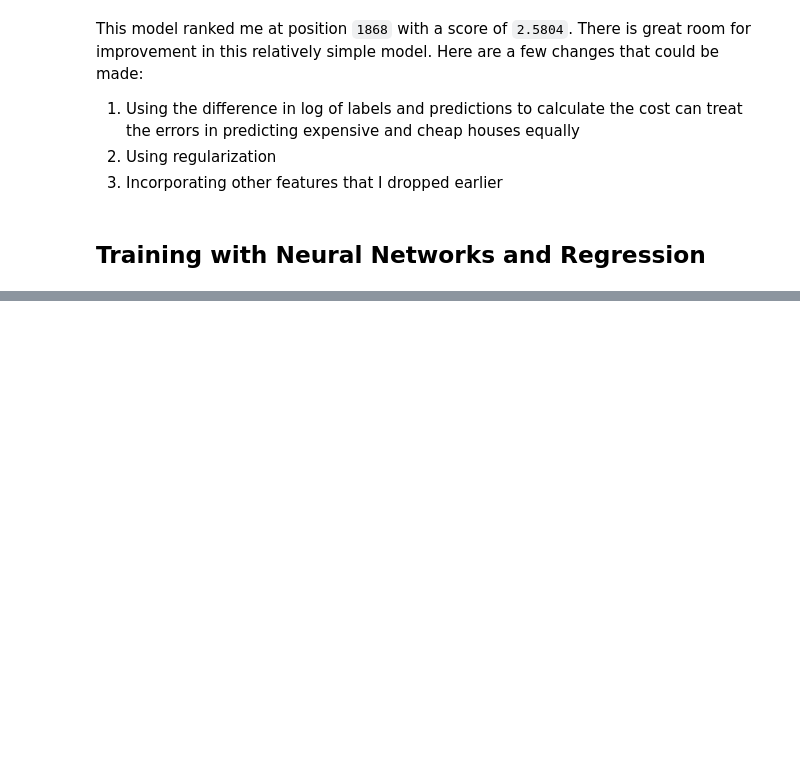
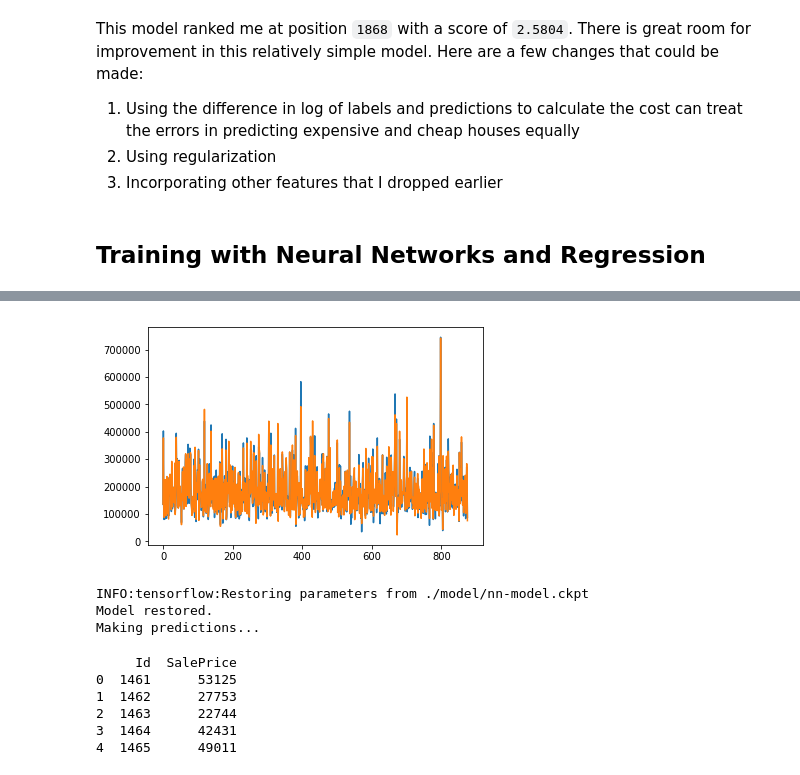
Before and after one commit to AparaV/kaggle-competitions, a Jupyter notebook: getting-started-house-prices/house_price_predictor.ipynb, the cells around one changed output, grey strips where cells are left out. Drawn from its saved outputs; the diff is of its cells as text; code cells hidden in the pictures; blank space fills up the shorter version.

Commit message:
Implement and train a neural network

```diff
--- a/getting-started-house-prices/house_price_predictor.ipynb
+++ b/getting-started-house-prices/house_price_predictor.ipynb
@@ -204,0 +250,24 @@ This model ranked me at position `1868` with a score of `2.5804`. There is great
+# %%
+num_steps = 100001
+
+def accuracy(prediction, labels):
+    return 0.5 * np.sqrt(((prediction - labels) ** 2).mean(axis=None))
+
+with tf.Session(graph=graph) as sess:
+    tf.global_variables_initializer().run()
+    print('Initialized')
+    for step in range(num_steps):
+        # Run the computations. We tell .run() that we want to run the optimizer,
+        # and get the loss value and the training predictions returned as numpy
+        # arrays.
+        _, c, predictions = sess.run([optimizer, cost, train_prediction])
+        if (step % 5000 == 0):
+            print('Cost at step %d: %.2f' % (step, c))
+            # Calling .eval() on valid_prediction is basically like calling run(), but
+            # just to get that one numpy array. Note that it recomputes all its graph
+            # dependencies.
+            print('Validation loss: %.2f' % accuracy(valid_prediction.eval(), y_valid))
+    t_pred = test_prediction.eval()
+    print('Test loss: %.2f' % accuracy(t_pred, y_test))
+    save_path = saver.save(sess, "./model/nn-model.ckpt")
+    print('Model saved in %s' % (save_path))
@@ -204,0 +292,31 @@ This model ranked me at position `1868` with a score of `2.5804`. There is great
+# %%
+plt.plot(y_train)
+plt.plot(predictions)
+plt.show()
+# %% [output]
+[figure, added]
+# %%
+# Restore model and make predictions
+
+with tf.Session(graph=graph) as sess:
+    saver.restore(sess, "./model/nn-model.ckpt")
+    print("Model restored.\nMaking predictions...")
+    x = test_dataset.drop('Id', axis=1).as_matrix().astype(dtype=np.float32)
+    hidden = tf.nn.relu(tf.matmul(x, weights_1) + biases_1)
+    y = tf.cast((tf.matmul(hidden, weights_2) + biases_2), dtype=tf.uint16).eval()
+    test_dataset['SalePrice'] = y
+    output = test_dataset[['Id', 'SalePrice']]
+# %% [output]
+INFO:tensorflow:Restoring parameters from ./model/nn-model.ckpt
+Model restored.
+Making predictions...
+# %%
+print(output.head())
+output.to_csv('./submissions/nn-submission.csv', index=False)
+# %% [output]
+     Id  SalePrice
+0  1461      53125
+1  1462      27753
+2  1463      22744
+3  1464      42431
+4  1465      49011
```
Also changed, not shown: parts of 4 cells of this notebook, 5 other files.
